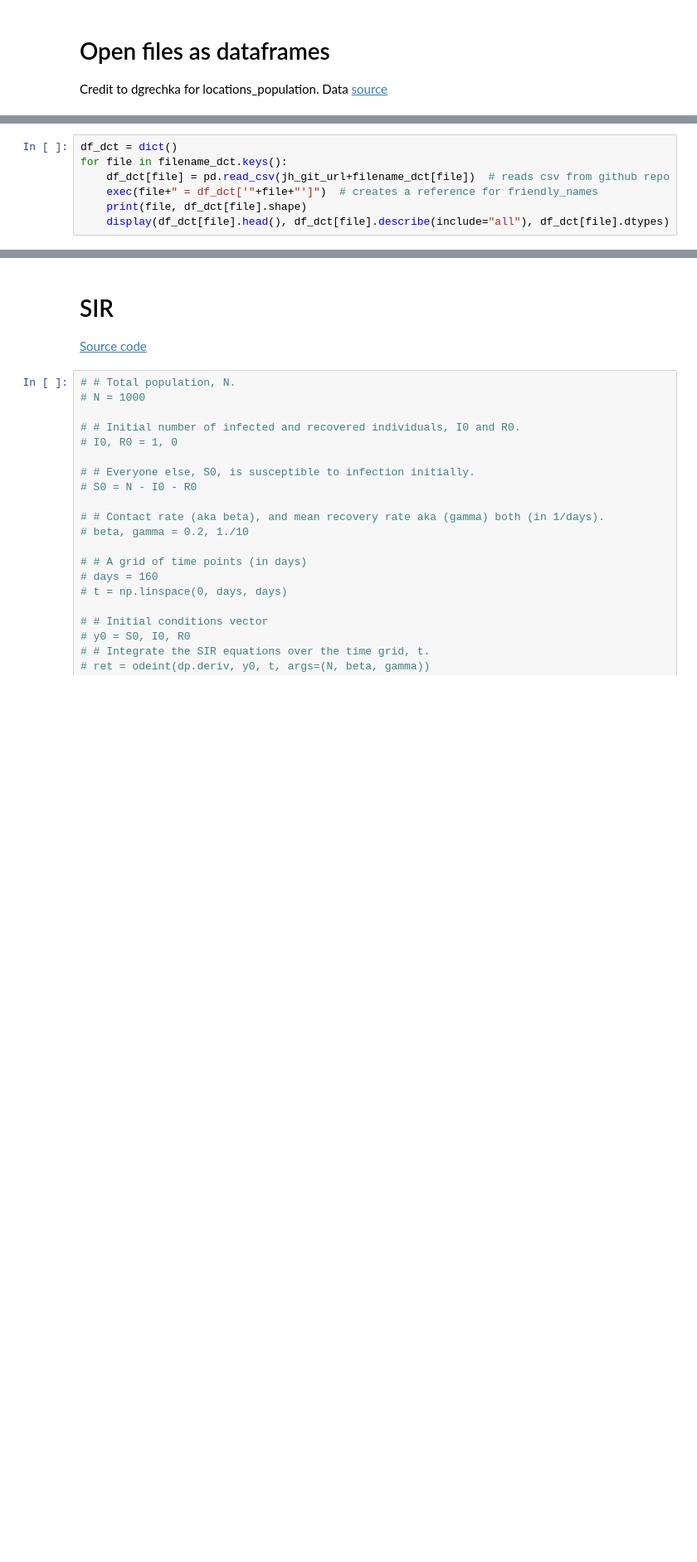
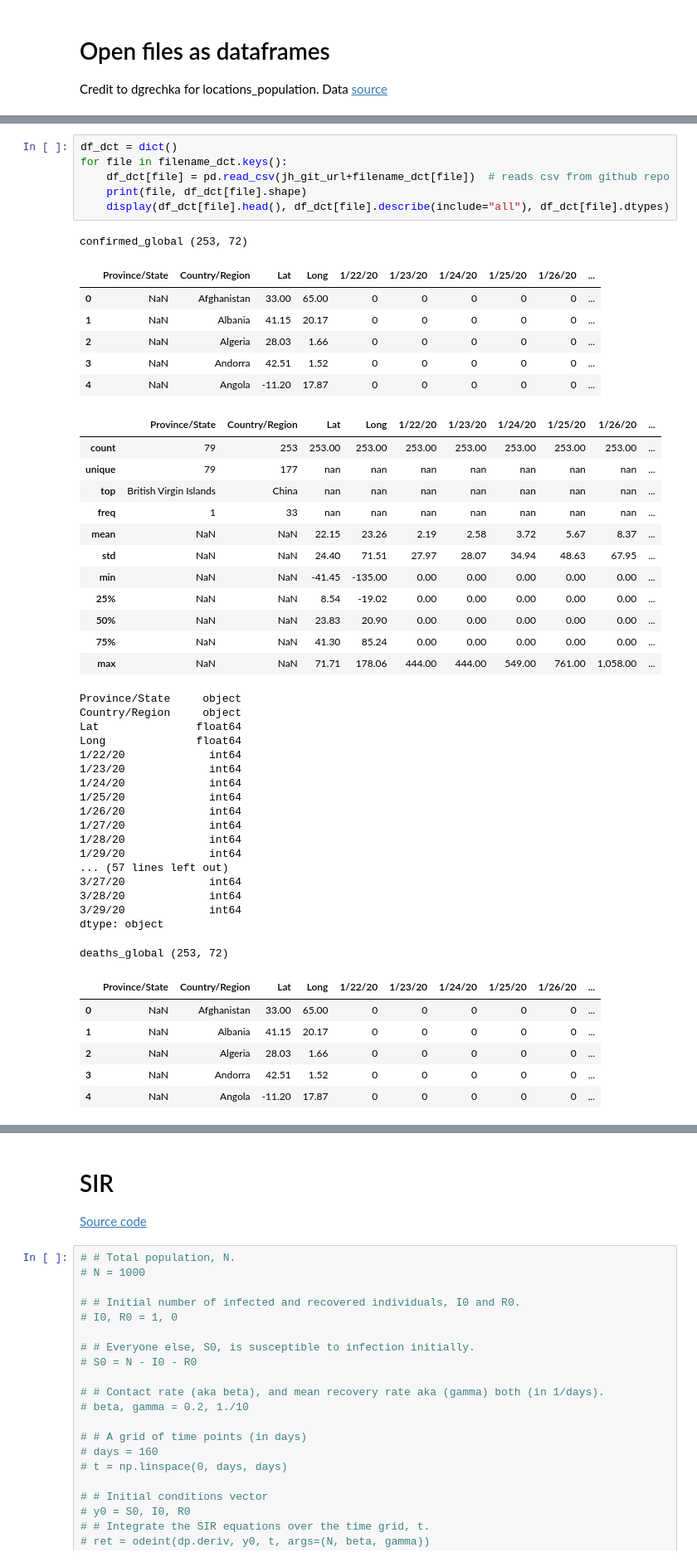
Before and after one commit to rafaelvalero/covid_forecast, a Jupyter notebook: notebooks/SIR.ipynb, the cells around one changed output, grey strips where cells are left out. Shown at 83% size. Cells and saved outputs as stored; diff of their text form; blank space fills up the shorter version.

```diff
--- a/notebooks/SIR.ipynb
+++ b/notebooks/SIR.ipynb
@@ -44,7 +51,50 @@ pprint(filename_dct)
 # %%
 df_dct = dict()
 for file in filename_dct.keys():
     df_dct[file] = pd.read_csv(jh_git_url+filename_dct[file])  # reads csv from github repo
-    exec(file+" = df_dct['"+file+"']")  # creates a reference for friendly_names
     print(file, df_dct[file].shape)
     display(df_dct[file].head(), df_dct[file].describe(include="all"), df_dct[file].dtypes)
+# %% [output]
+confirmed_global (253, 72)
+|  | Province/State | Country/Region | Lat | Long | 1/22/20 | 1/23/20 | 1/24/20 | 1/25/20 | 1/26/20 | ... |
+| 0 | NaN | Afghanistan | 33.00 | 65.00 | 0 | 0 | 0 | 0 | 0 | ... |
+| 1 | NaN | Albania | 41.15 | 20.17 | 0 | 0 | 0 | 0 | 0 | ... |
+| 2 | NaN | Algeria | 28.03 | 1.66 | 0 | 0 | 0 | 0 | 0 | ... |
+| 3 | NaN | Andorra | 42.51 | 1.52 | 0 | 0 | 0 | 0 | 0 | ... |
+| 4 | NaN | Angola | -11.20 | 17.87 | 0 | 0 | 0 | 0 | 0 | ... |
+|  | Province/State | Country/Region | Lat | Long | 1/22/20 | 1/23/20 | 1/24/20 | 1/25/20 | 1/26/20 | ... |
+| count | 79 | 253 | 253.00 | 253.00 | 253.00 | 253.00 | 253.00 | 253.00 | 253.00 | ... |
+| unique | 79 | 177 | nan | nan | nan | nan | nan | nan | nan | ... |
+| top | British Virgin Islands | China | nan | nan | nan | nan | nan | nan | nan | ... |
+| freq | 1 | 33 | nan | nan | nan | nan | nan | nan | nan | ... |
+| mean | NaN | NaN | 22.15 | 23.26 | 2.19 | 2.58 | 3.72 | 5.67 | 8.37 | ... |
+| std | NaN | NaN | 24.40 | 71.51 | 27.97 | 28.07 | 34.94 | 48.63 | 67.95 | ... |
+| min | NaN | NaN | -41.45 | -135.00 | 0.00 | 0.00 | 0.00 | 0.00 | 0.00 | ... |
+| 25% | NaN | NaN | 8.54 | -19.02 | 0.00 | 0.00 | 0.00 | 0.00 | 0.00 | ... |
+| 50% | NaN | NaN | 23.83 | 20.90 | 0.00 | 0.00 | 0.00 | 0.00 | 0.00 | ... |
+| 75% | NaN | NaN | 41.30 | 85.24 | 0.00 | 0.00 | 0.00 | 0.00 | 0.00 | ... |
+| max | NaN | NaN | 71.71 | 178.06 | 444.00 | 444.00 | 549.00 | 761.00 | 1,058.00 | ... |
+Province/State     object
+Country/Region     object
+Lat               float64
+Long              float64
+1/22/20             int64
+1/23/20             int64
+1/24/20             int64
+1/25/20             int64
+1/26/20             int64
+1/27/20             int64
+1/28/20             int64
+1/29/20             int64
+... (57 lines left out)
+3/27/20             int64
+3/28/20             int64
+3/29/20             int64
+dtype: object
+deaths_global (253, 72)
+|  | Province/State | Country/Region | Lat | Long | 1/22/20 | 1/23/20 | 1/24/20 | 1/25/20 | 1/26/20 | ... |
+| 0 | NaN | Afghanistan | 33.00 | 65.00 | 0 | 0 | 0 | 0 | 0 | ... |
+| 1 | NaN | Albania | 41.15 | 20.17 | 0 | 0 | 0 | 0 | 0 | ... |
+| 2 | NaN | Algeria | 28.03 | 1.66 | 0 | 0 | 0 | 0 | 0 | ... |
+| 3 | NaN | Andorra | 42.51 | 1.52 | 0 | 0 | 0 | 0 | 0 | ... |
+| 4 | NaN | Angola | -11.20 | 17.87 | 0 | 0 | 0 | 0 | 0 | ... |
```
Also changed, not shown: parts of 16 cells of this notebook, 2 other files.
